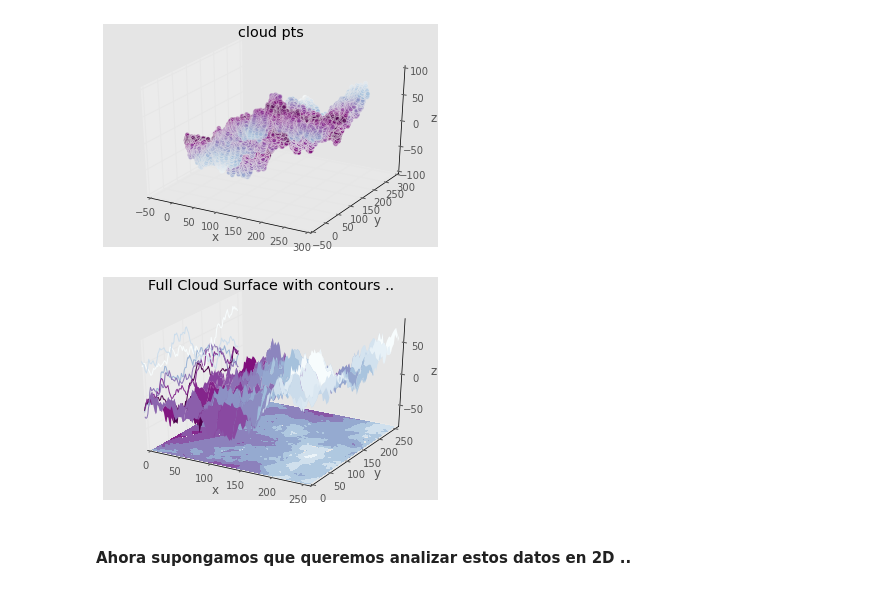
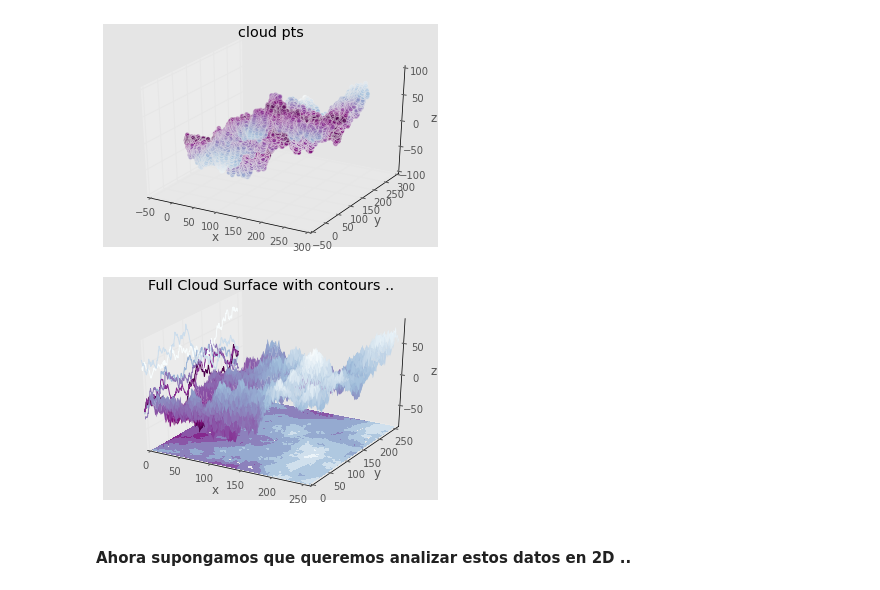
Before and after one commit to celiacintas/patagonia_meetup, a Jupyter notebook: intento_1/charlas/vis_data.ipynb, the cells around one changed output. Drawn from its saved outputs; the diff is of its cells as text; code cells hidden in the pictures.

```diff
--- a/intento_1/charlas/vis_data.ipynb
+++ b/intento_1/charlas/vis_data.ipynb
@@ -114,24 +114,24 @@ plt.show()
 # %%
 threedee = plt.figure().gca(projection='3d')
 threedee.set_title("Full Cloud Surface with contours ..")
 
-xi = np.linspace(X_bmf.min(),X_bmf.max(),100)
-yi = np.linspace(Y_bmf.min(),Y_bmf.max(),100)
+xi = np.linspace(X_bmf.min(),X_bmf.max(),500)
+yi = np.linspace(Y_bmf.min(),Y_bmf.max(),500)
 zi = griddata((X_bmf, Y_bmf), Z_bmf, (xi[None,:], yi[:,None]), method='linear')
 threedee.set_xlabel('x')
 threedee.set_ylabel('y')
 threedee.set_zlabel('z')
 xig, yig = np.meshgrid(xi, yi)
 surf = threedee.plot_surface(xig, yig, zi, linewidth=0, cmap= cm.BuPu_r)
 count_x = threedee.contour(xig, yig, zi, zdir='x', offset=-10, cmap=cm.BuPu_r)
 count_z = threedee.contourf(xig, yig, zi, zdir='z', offset=-85, cmap=cm.BuPu_r)
 threedee.set_xlabel('x')
 threedee.set_ylabel('y')
 threedee.set_zlabel('z')
 
 plt.show()
 # %% [output]
-[figure, old version]
+[figure, new version]
 # %% [markdown]
 #### Ahora supongamos que queremos analizar estos datos en 2D ..
 # %%
```
Also changed, not shown: parts of 2 cells of this notebook.
